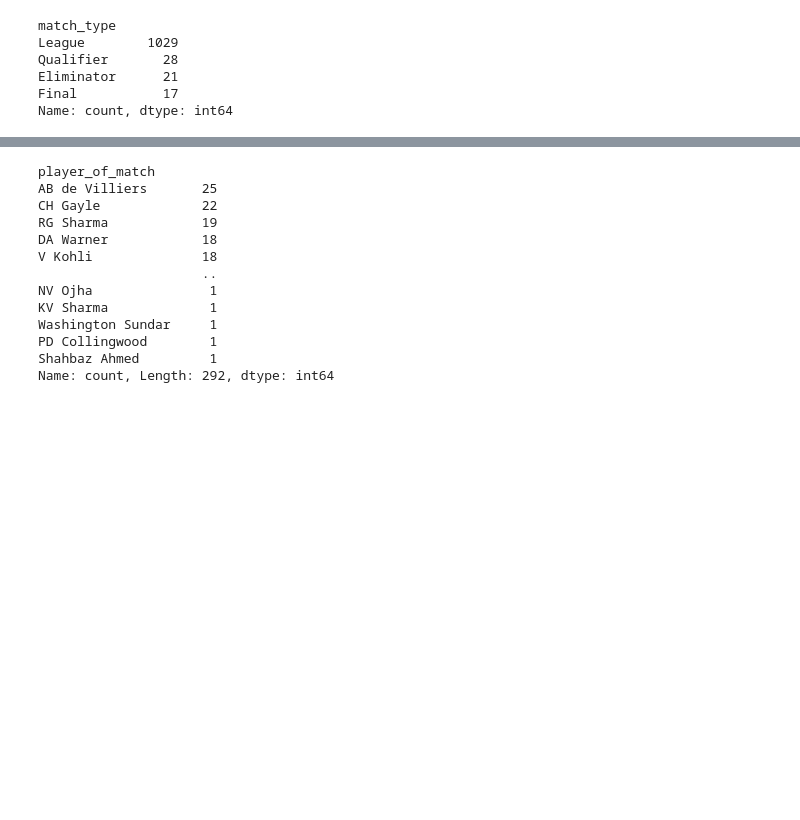
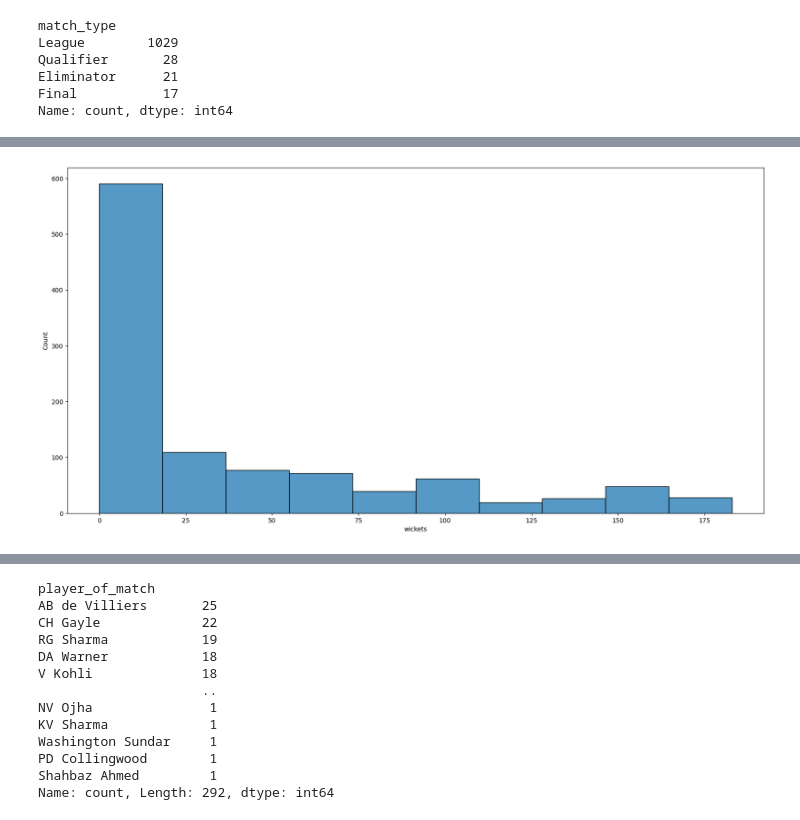
Before and after one commit to prititaliya/IPL-ML, a Jupyter notebook: ipl.ipynb, the cells around one changed output, grey strips where cells are left out. Saved outputs shown, nothing was run; the diff lists cells and outputs as text; code cells hidden in the pictures; blank space fills up the shorter version.

```diff
--- a/ipl.ipynb
+++ b/ipl.ipynb
@@ -205,5 +206,0 @@ matches.head(2)
-# %%
-matches['batting_avg'].fillna(0,inplace=True)
-matches['bowling_avg'].fillna(0,inplace=True)
-matches['runs'].fillna(0,inplace=True)
-matches['wickets'].fillna(0,inplace=True)
@@ -209,0 +215,6 @@ matches['wickets'].fillna(0,inplace=True)
+# %%
+plt.figure(figsize=(20,10))
+sns.histplot(matches['wickets'],bins=10)
+plt.show()
+# %% [output]
+[figure, added]
```
Also changed, not shown: parts of 22 cells of this notebook, 1 other file.
